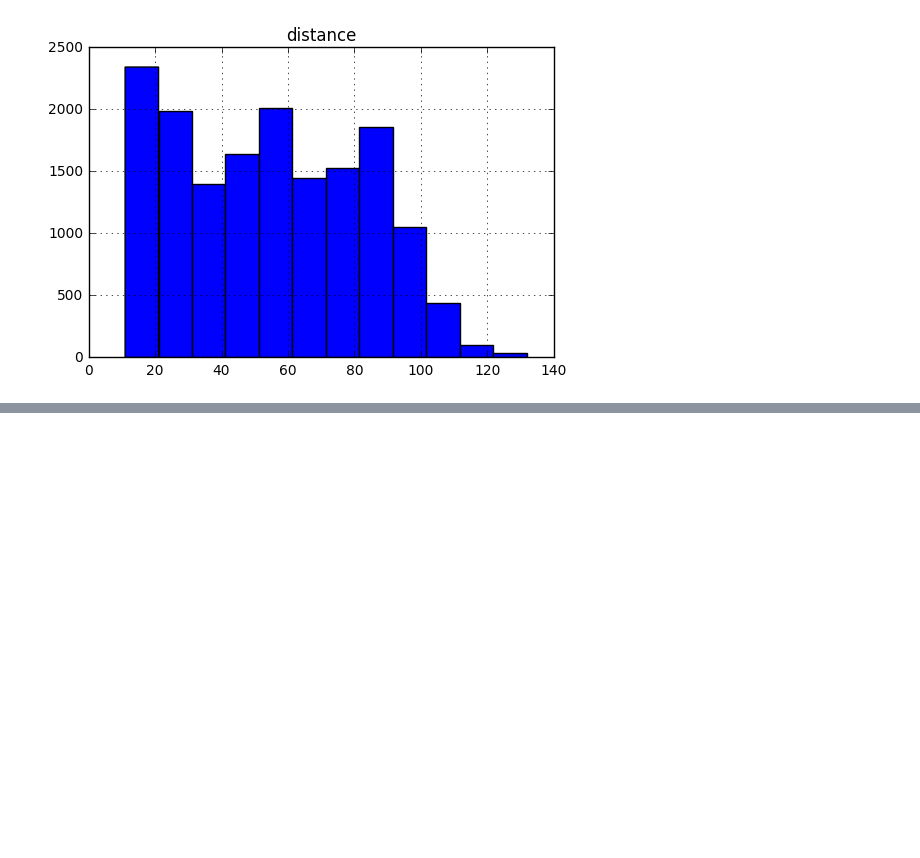
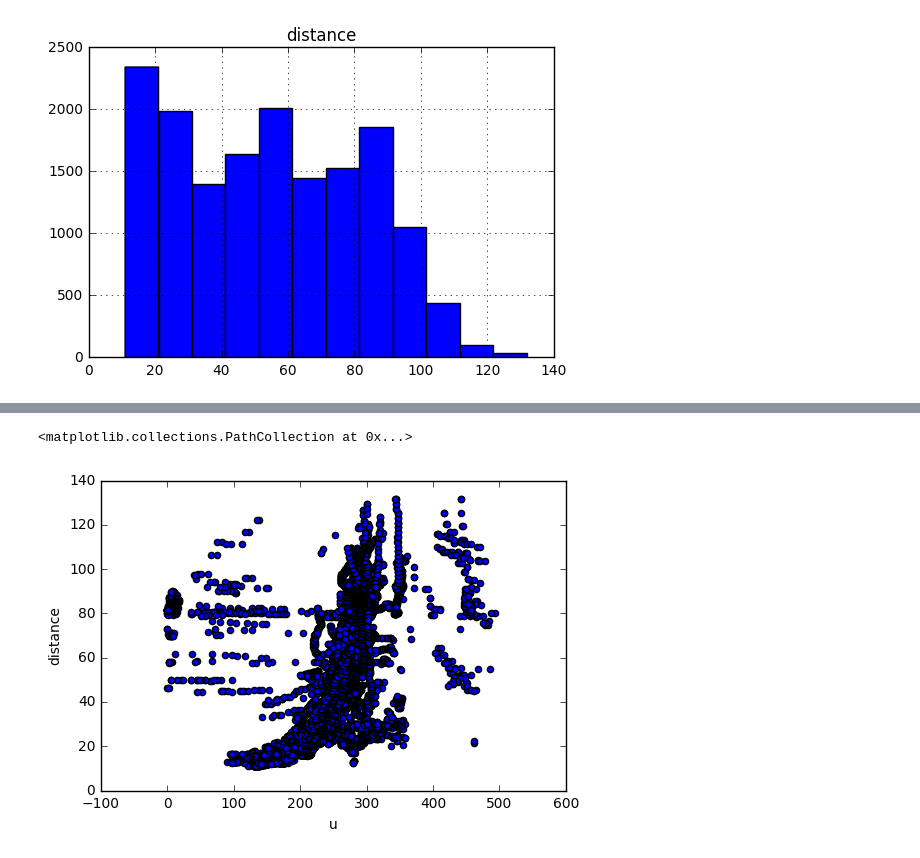
Before and after one commit to rhanschristiansen/Einstein, a Jupyter notebook: notebooks/EDA.ipynb, the cells around one changed output, grey strips where cells are left out. Cells and saved outputs as stored; diff of their text form; code cells hidden in the pictures; blank space fills up the shorter version.

```diff
--- a/notebooks/EDA.ipynb
+++ b/notebooks/EDA.ipynb
@@ -206,0 +145,7 @@ compare_errors(dataframe_1=results_small, dataframe_2=results, start_idx=0, end_
+# %%
+plt.xlabel('u')
+plt.ylabel('distance')
+plt.scatter(df_train['u'], df_train['distance'])
+# %% [output]
+<matplotlib.collections.PathCollection at 0x...>
+[figure, added]
```
Also changed, not shown: parts of 18 cells of this notebook, 2 other files.
